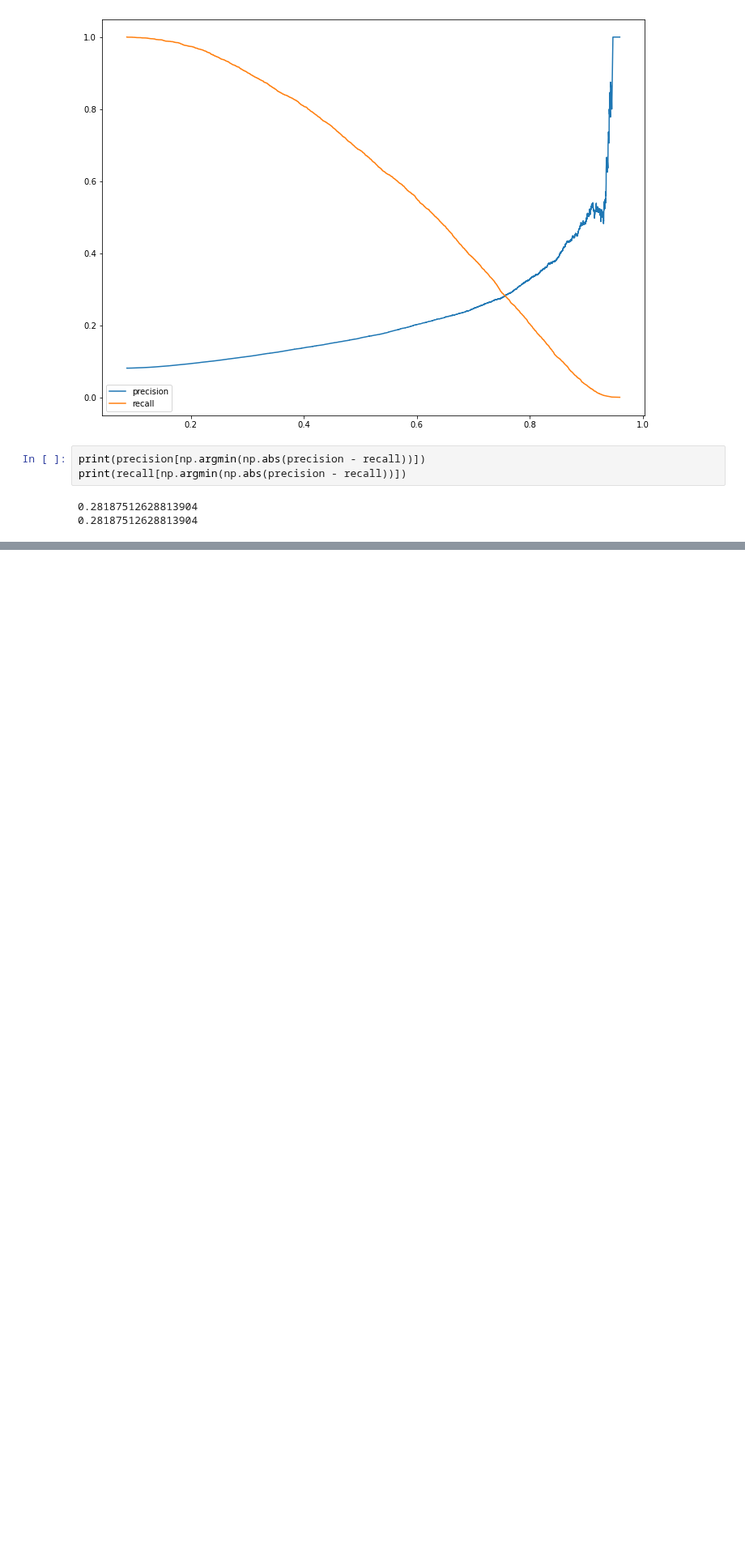
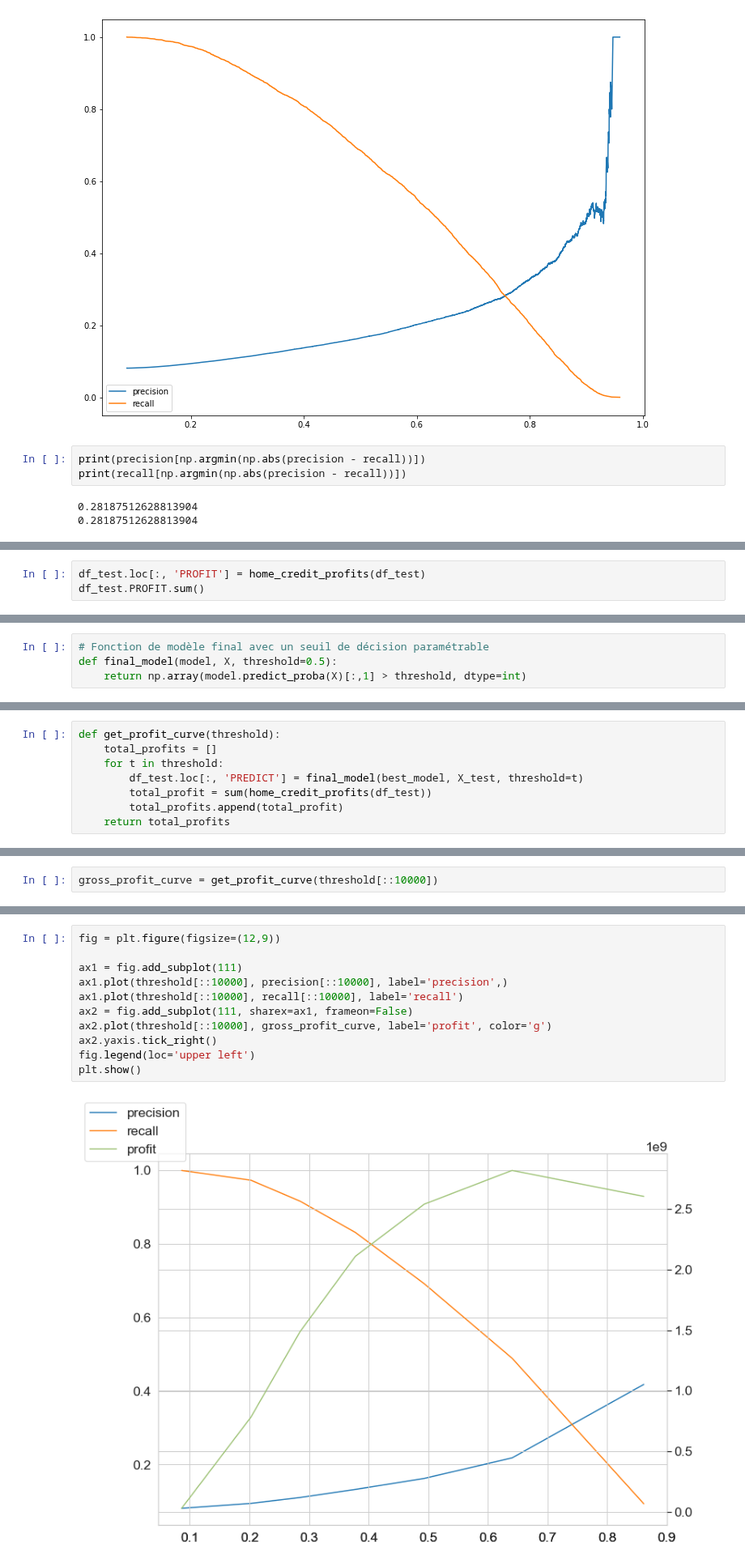
Before and after one commit to gitadum/credit_risk_rating, a Jupyter notebook: 00_notebooks/03_Modelling.ipynb, the cells around one changed output, grey strips where cells are left out. Shown at 81% size. Saved outputs shown, nothing was run; the diff lists cells and outputs as text; blank space fills up the shorter version.

```diff
--- a/00_notebooks/03_Modelling.ipynb
+++ b/00_notebooks/03_Modelling.ipynb
@@ -1323,0 +1567,3 @@ print(recall[np.argmin(np.abs(precision - recall))])
+# %%
+df_test.loc[:, 'PROFIT'] = home_credit_profits(df_test)
+df_test.PROFIT.sum()
@@ -1323,0 +1593,4 @@ print(recall[np.argmin(np.abs(precision - recall))])
+# %%
+# Fonction de modèle final avec un seuil de décision paramétrable
+def final_model(model, X, threshold=0.5):
+    return np.array(model.predict_proba(X)[:,1] > threshold, dtype=int)
@@ -1323,0 +1603,8 @@ print(recall[np.argmin(np.abs(precision - recall))])
+# %%
+def get_profit_curve(threshold):
+    total_profits = []
+    for t in threshold:
+        df_test.loc[:, 'PREDICT'] = final_model(best_model, X_test, threshold=t)
+        total_profit = sum(home_credit_profits(df_test))
+        total_profits.append(total_profit)
+    return total_profits
@@ -1323,0 +1615,2 @@ print(recall[np.argmin(np.abs(precision - recall))])
+# %%
+gross_profit_curve = get_profit_curve(threshold[::10000])
@@ -1323,0 +1627,13 @@ print(recall[np.argmin(np.abs(precision - recall))])
+# %%
+fig = plt.figure(figsize=(12,9))
+
+ax1 = fig.add_subplot(111)
+ax1.plot(threshold[::10000], precision[::10000], label='precision',)
+ax1.plot(threshold[::10000], recall[::10000], label='recall')
+ax2 = fig.add_subplot(111, sharex=ax1, frameon=False)
+ax2.plot(threshold[::10000], gross_profit_curve, label='profit', color='g')
+ax2.yaxis.tick_right()
+fig.legend(loc='upper left')
+plt.show()
+# %% [output]
+[figure, added]
```
Also changed, not shown: parts of 25 cells of this notebook, 1 other file.
